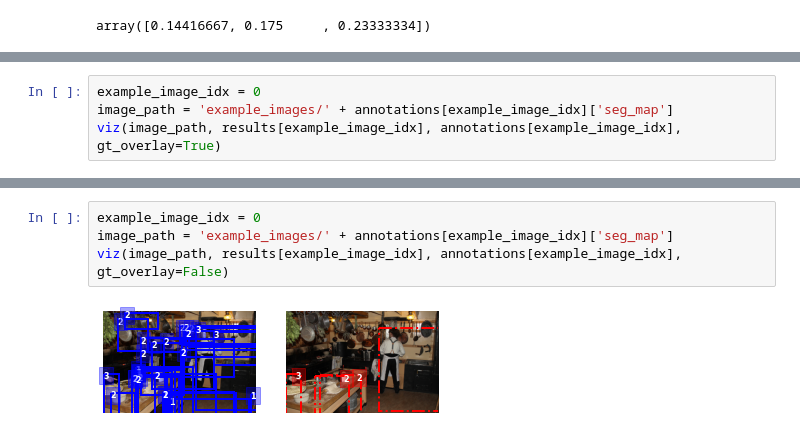
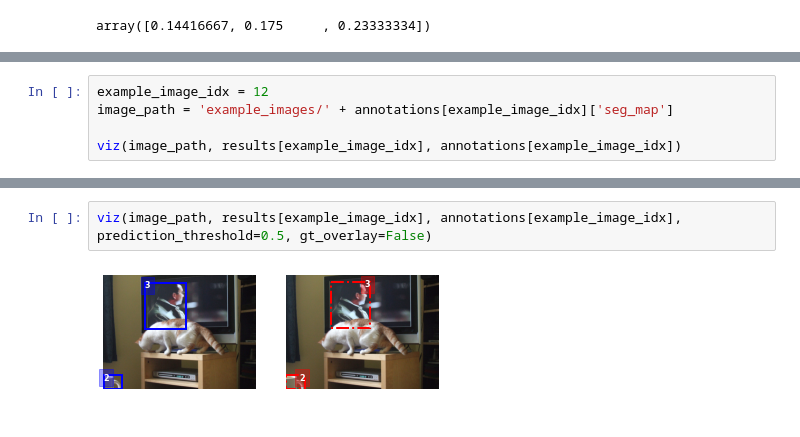
Before and after one commit to cleanlab/cleanlab, a Jupyter notebook: cleanlab/object_detection/tutorial/object_detection_tutorial.ipynb, the cells around one changed output, grey strips where cells are left out. Saved outputs shown, nothing was run; the diff lists cells and outputs as text.

```diff
--- a/cleanlab/object_detection/tutorial/object_detection_tutorial.ipynb
+++ b/cleanlab/object_detection/tutorial/object_detection_tutorial.ipynb
@@ -185,5 +122,6 @@ def viz(image_path, result, annotation, gt_overlay=True):
 # %%
-example_image_idx = 0
+example_image_idx = 12
 image_path = 'example_images/' + annotations[example_image_idx]['seg_map']
-viz(image_path, results[example_image_idx], annotations[example_image_idx], gt_overlay=True)
+
+viz(image_path, results[example_image_idx], annotations[example_image_idx])
 # %% [output]
@@ -191,6 +133,4 @@ viz(image_path, results[example_image_idx], annotations[example_image_idx], gt_o
 # %%
-example_image_idx = 0
-image_path = 'example_images/' + annotations[example_image_idx]['seg_map']
-viz(image_path, results[example_image_idx], annotations[example_image_idx], gt_overlay=False)
+viz(image_path, results[example_image_idx], annotations[example_image_idx], prediction_threshold=0.5, gt_overlay=False)
 # %% [output]
-[figure, old version]
+[figure, new version]
```
Also changed, not shown: parts of 10 cells of this notebook, 1 other file.
